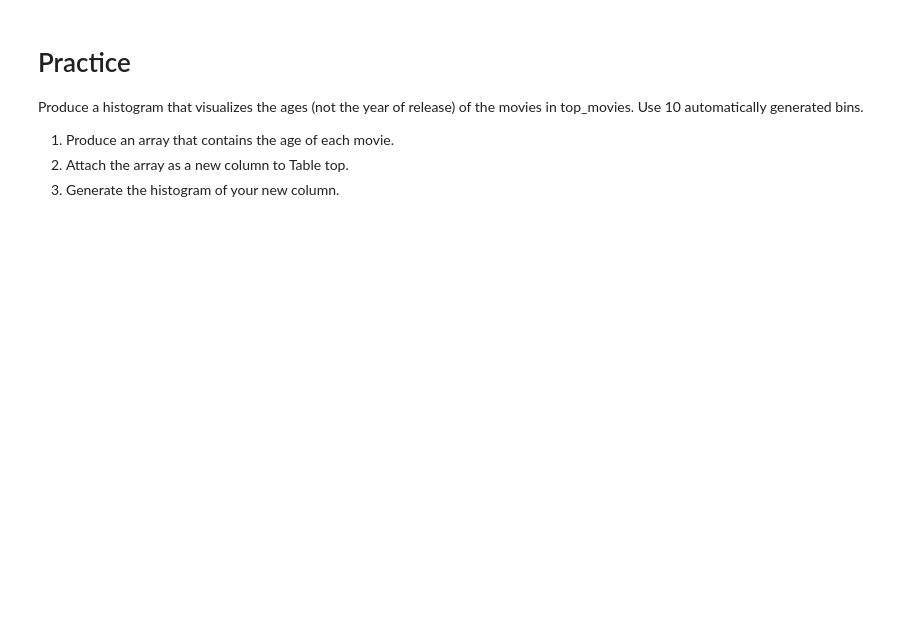
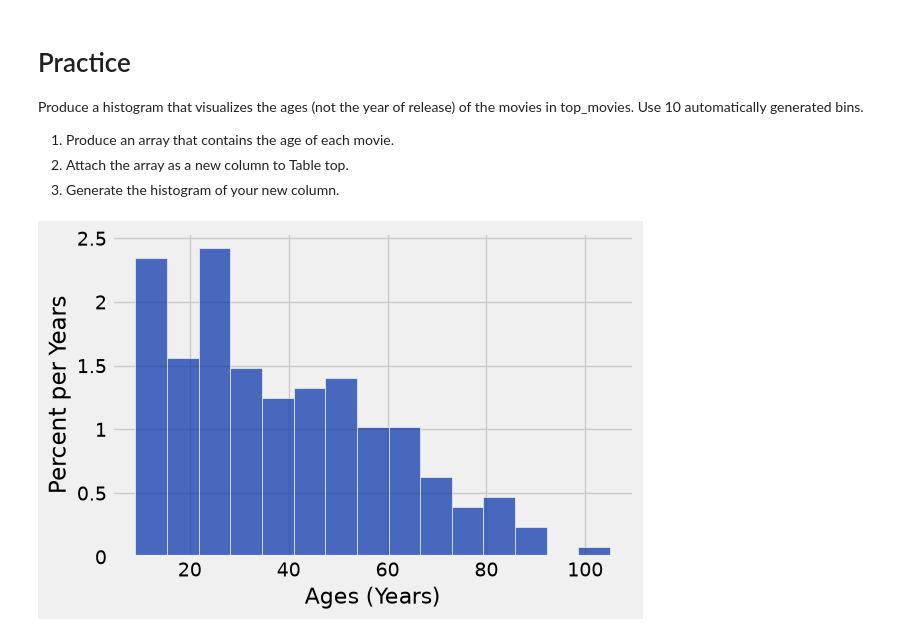
Before and after one commit to Lhoffar/26-intro-solo, a Jupyter notebook: Demo 07/histograms.ipynb, the cells around one changed output. Saved outputs shown, nothing was run; the diff lists cells and outputs as text; code cells hidden in the pictures; blank space fills up the shorter version.

```diff
--- a/Demo 07/histograms.ipynb
+++ b/Demo 07/histograms.ipynb
@@ -124,3 +130,10 @@ Produce a histogram that visualizes the ages (not the year of release) of the mo
 1. Produce an array that contains the age of each movie.
 2. Attach the array as a new column to Table top.
 3. Generate the histogram of your new column.
+# %%
+movie_ages = top.column('Year')
+age_array = 2026 - movie_ages
+top = top.with_column('Ages', age_array)
+top.hist('Ages', bins = 15, unit = 'Years')
+# %% [output]
+[figure, added]
```
Also changed, not shown: parts of 3 cells of this notebook.
